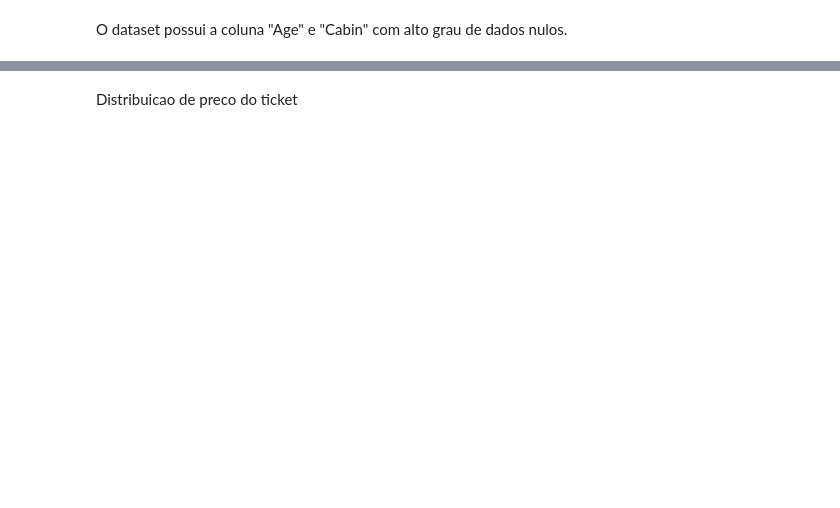
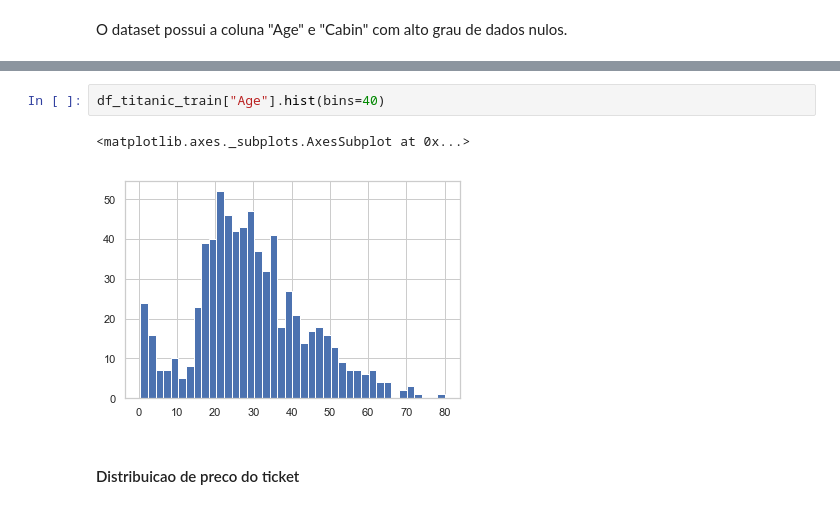
Before and after one commit to hmajr/titanic_challenge, a Jupyter notebook: titanic_challenge.ipynb, the cells around one changed output, grey strips where cells are left out. Saved outputs shown, nothing was run; the diff lists cells and outputs as text; blank space fills up the shorter version.

```diff
--- a/titanic_challenge.ipynb
+++ b/titanic_challenge.ipynb
@@ -123,2 +126,7 @@ Distribuicao de pessoas por idade
+# %%
+df_titanic_train["Age"].hist(bins=40)
+# %% [output]
+<matplotlib.axes._subplots.AxesSubplot at 0x...>
+[figure, added]
 # %% [markdown]
-Distribuicao de preco do ticket
+#### Distribuicao de preco do ticket
```
Also changed, not shown: parts of 29 cells of this notebook.
